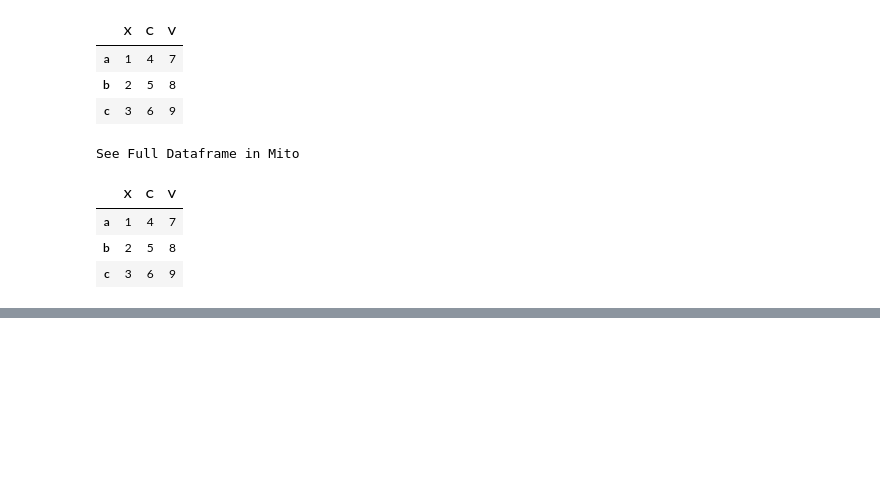
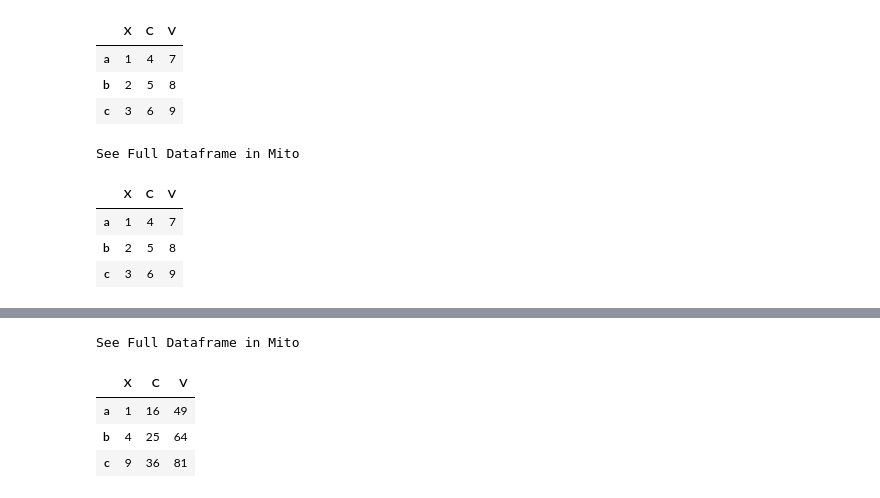
Before and after one commit to TherealVL/Ejercicios_Pandas, a Jupyter notebook: Ejercicios_Panda.ipynb, the cells around one changed output, grey strips where cells are left out. Saved outputs shown, nothing was run; the diff lists cells and outputs as text; code cells hidden in the pictures; blank space fills up the shorter version.

```diff
--- a/Ejercicios_Panda.ipynb
+++ b/Ejercicios_Panda.ipynb
@@ -1289,0 +1309,8 @@ See Full Dataframe in Mito
+# %%
+df89.multiply(df89)
+# %% [output]
+See Full Dataframe in Mito
+|  | X | C | V |
+| a | 1 | 16 | 49 |
+| b | 4 | 25 | 64 |
+| c | 9 | 36 | 81 |
```
Also changed, not shown: parts of 4 cells of this notebook.
